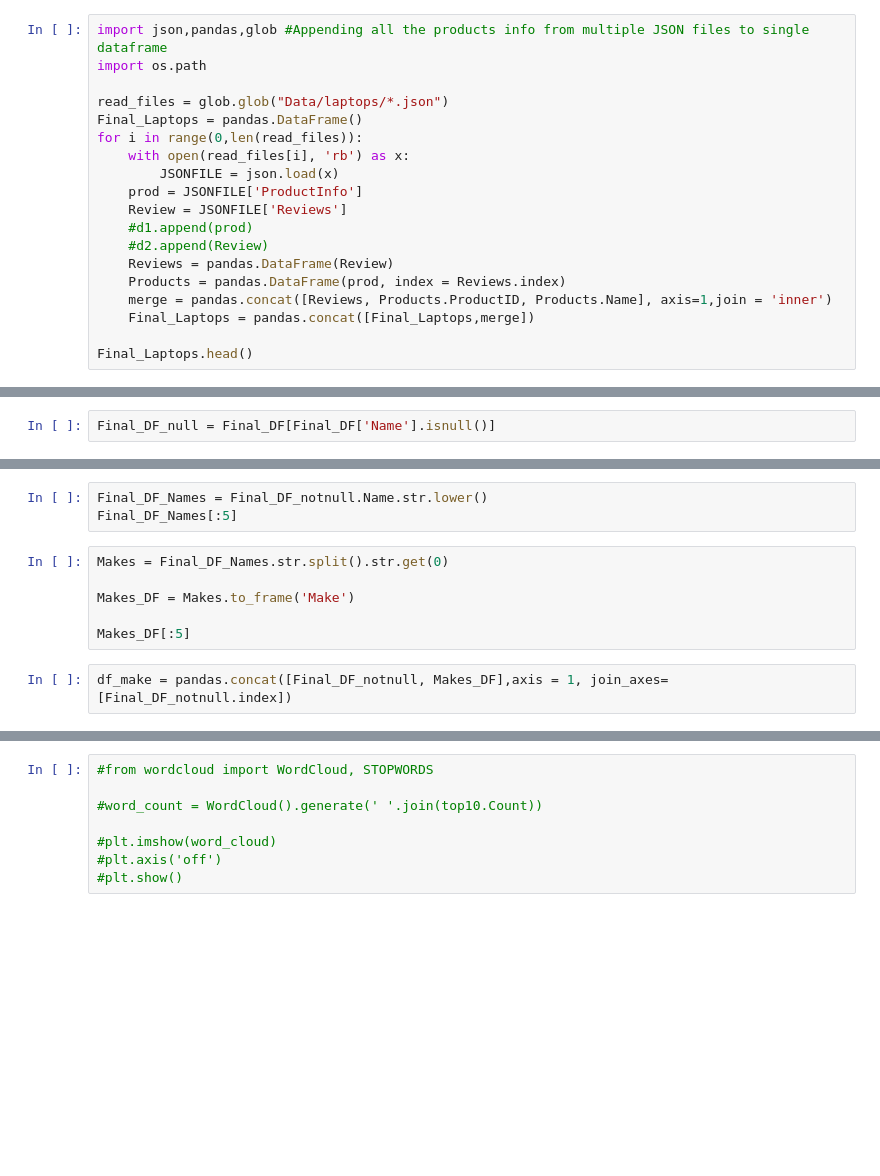
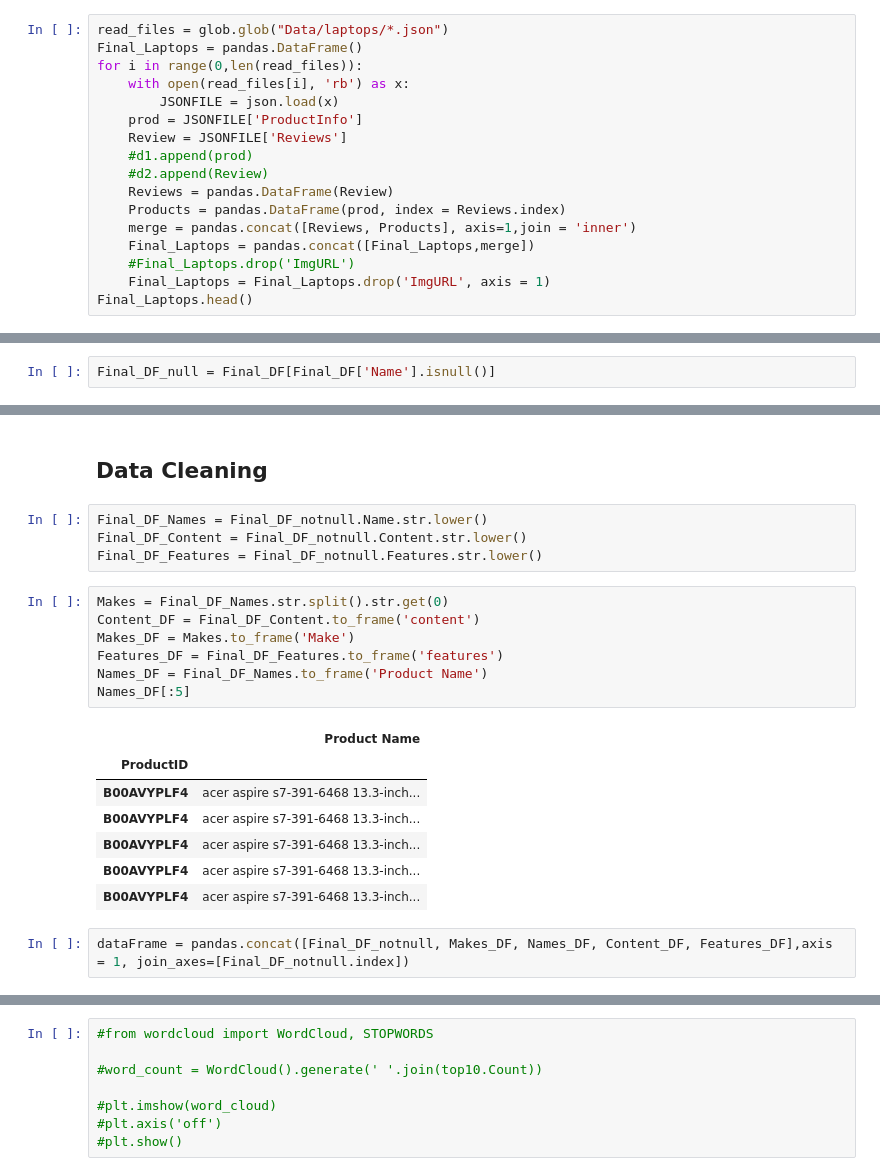
Before and after one commit to UNCG-CSE/CORPUS, a Jupyter notebook: Project_Balaram/Project_Balaram.ipynb, the cells around one changed output, grey strips where cells are left out. Saved outputs shown, nothing was run; the diff lists cells and outputs as text; blank space fills up the shorter version.

```diff
--- a/Project_Balaram/Project_Balaram.ipynb
+++ b/Project_Balaram/Project_Balaram.ipynb
@@ -3,7 +17,4 @@
 # %%
-import json,pandas,glob #Appending all the products info from multiple JSON files to single dataframe
-import os.path
-
 read_files = glob.glob("Data/laptops/*.json")
 Final_Laptops = pandas.DataFrame()
 for i in range(0,len(read_files)):
@@ -15,8 +26,9 @@ for i in range(0,len(read_files)):
     #d2.append(Review)
     Reviews = pandas.DataFrame(Review)
     Products = pandas.DataFrame(prod, index = Reviews.index)
-    merge = pandas.concat([Reviews, Products.ProductID, Products.Name], axis=1,join = 'inner')
+    merge = pandas.concat([Reviews, Products], axis=1,join = 'inner')
     Final_Laptops = pandas.concat([Final_Laptops,merge])
-
+    #Final_Laptops.drop('ImgURL')
+    Final_Laptops = Final_Laptops.drop('ImgURL', axis = 1)
 Final_Laptops.head()
 # %% [output]
@@ -51,11 +88,23 @@ Final_DF_notnull.count()
+# %% [markdown]
+## Data Cleaning
 # %%
 Final_DF_Names = Final_DF_notnull.Name.str.lower()
-Final_DF_Names[:5]
+Final_DF_Content = Final_DF_notnull.Content.str.lower()
+Final_DF_Features = Final_DF_notnull.Features.str.lower()
 # %%
 Makes = Final_DF_Names.str.split().str.get(0)
-
+Content_DF = Final_DF_Content.to_frame('content')
 Makes_DF = Makes.to_frame('Make')
-
-Makes_DF[:5]
+Features_DF = Final_DF_Features.to_frame('features')
+Names_DF = Final_DF_Names.to_frame('Product Name')
+Names_DF[:5]
+# %% [output]
+|  | Product Name |
+| ProductID |  |
+| B00AVYPLF4 | acer aspire s7-391-6468 13.3-inch... |
+| B00AVYPLF4 | acer aspire s7-391-6468 13.3-inch... |
+| B00AVYPLF4 | acer aspire s7-391-6468 13.3-inch... |
+| B00AVYPLF4 | acer aspire s7-391-6468 13.3-inch... |
+| B00AVYPLF4 | acer aspire s7-391-6468 13.3-inch... |
 # %%
-df_make = pandas.concat([Final_DF_notnull, Makes_DF],axis = 1, join_axes=[Final_DF_notnull.index])
+dataFrame = pandas.concat([Final_DF_notnull, Makes_DF, Names_DF, Content_DF, Features_DF],axis = 1, join_axes=[Final_DF_notnull.index])
```
Also changed, not shown: parts of 55 cells of this notebook.
